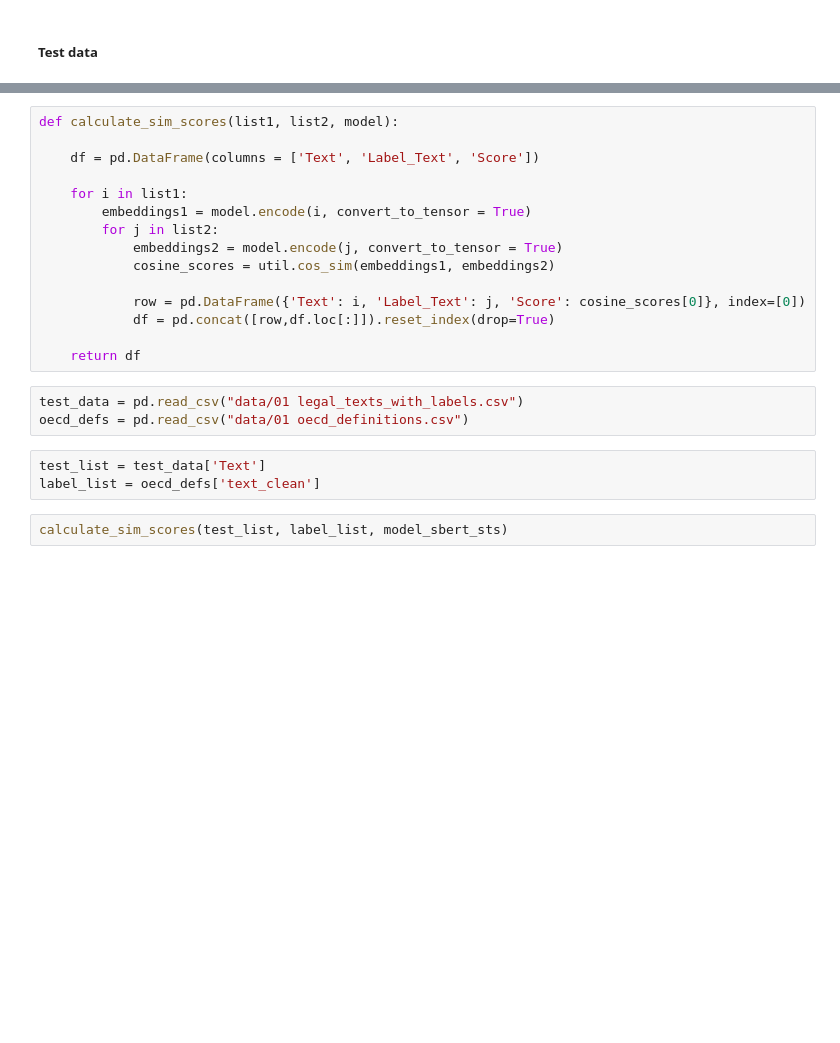
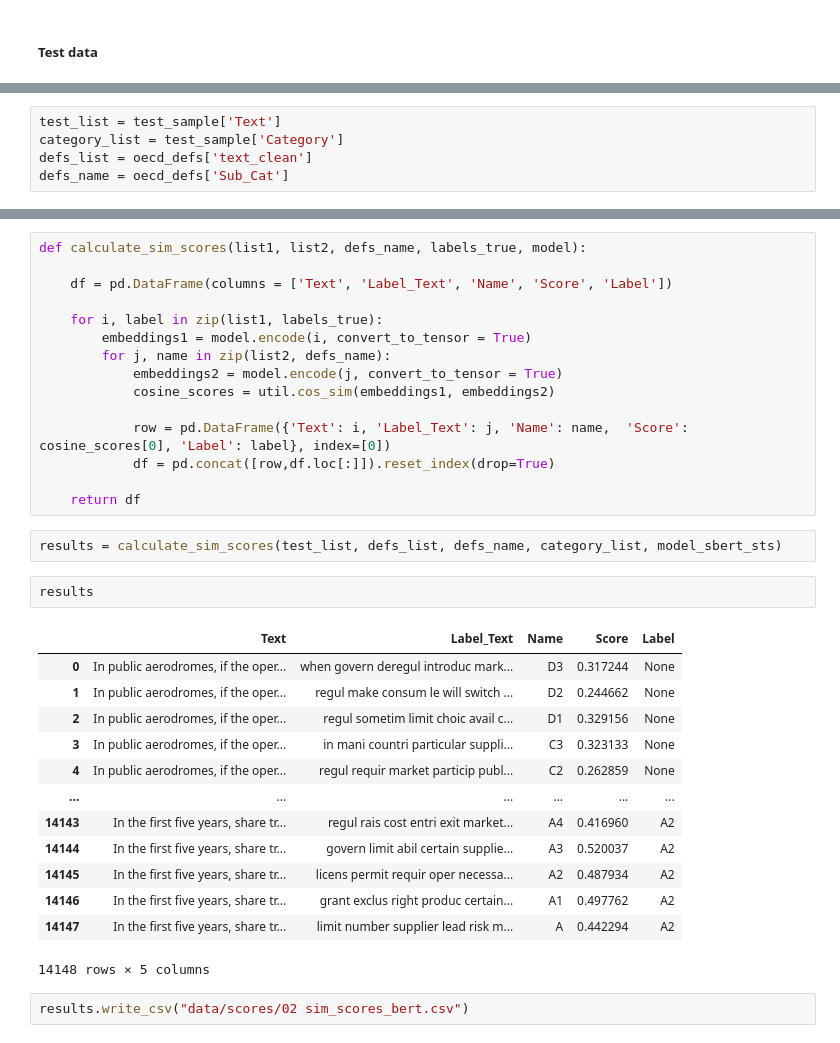
Before and after one commit to janinepdevera/legal-text-classification-CIA, a Jupyter notebook: code/python/02 models_bert.ipynb, the cells around one changed output, grey strips where cells are left out. Cells and saved outputs as stored; diff of their text form; blank space fills up the shorter version.

Commit message:
tsdae_bert results

```diff
--- a/code/python/02 models_bert.ipynb
+++ b/code/python/02 models_bert.ipynb
@@ -226,0 +233,5 @@ for pair in pairs[0:10]:
+# %%
+test_list = test_sample['Text']
+category_list = test_sample['Category']
+defs_list = oecd_defs['text_clean']
+defs_name = oecd_defs['Sub_Cat']
@@ -227,23 +256,35 @@ for pair in pairs[0:10]:
 # %%
-def calculate_sim_scores(list1, list2, model):
+def calculate_sim_scores(list1, list2, defs_name, labels_true, model):
 
-    df = pd.DataFrame(columns = ['Text', 'Label_Text', 'Score'])
+    df = pd.DataFrame(columns = ['Text', 'Label_Text', 'Name', 'Score', 'Label'])
 
-    for i in list1:
+    for i, label in zip(list1, labels_true):
         embeddings1 = model.encode(i, convert_to_tensor = True)
-        for j in list2:
+        for j, name in zip(list2, defs_name):
             embeddings2 = model.encode(j, convert_to_tensor = True)
             cosine_scores = util.cos_sim(embeddings1, embeddings2)
 
-            row = pd.DataFrame({'Text': i, 'Label_Text': j, 'Score': cosine_scores[0]}, index=[0])
+            row = pd.DataFrame({'Text': i, 'Label_Text': j, 'Name': name,  'Score': cosine_scores[0], 'Label': label}, index=[0])
             df = pd.concat([row,df.loc[:]]).reset_index(drop=True)
 
     return df
-# %%
-test_data = pd.read_csv("data/01 legal_texts_with_labels.csv")
-oecd_defs = pd.read_csv("data/01 oecd_definitions.csv")
-# %%
-test_list = test_data['Text']
-label_list = oecd_defs['text_clean']
-# %%
-calculate_sim_scores(test_list, label_list, model_sbert_sts)
+# %%
+results = calculate_sim_scores(test_list, defs_list, defs_name, category_list, model_sbert_sts)
+# %%
+results
+# %% [output]
+|  | Text | Label_Text | Name | Score | Label |
+| 0 | In public aerodromes, if the oper... | when govern deregul introduc mark... | D3 | 0.317244 | None |
+| 1 | In public aerodromes, if the oper... | regul make consum le will switch ... | D2 | 0.244662 | None |
+| 2 | In public aerodromes, if the oper... | regul sometim limit choic avail c... | D1 | 0.329156 | None |
+| 3 | In public aerodromes, if the oper... | in mani countri particular suppli... | C3 | 0.323133 | None |
+| 4 | In public aerodromes, if the oper... | regul requir market particip publ... | C2 | 0.262859 | None |
+| ... | ... | ... | ... | ... | ... |
+| 14143 | In the first five years, share tr... | regul rais cost entri exit market... | A4 | 0.416960 | A2 |
+| 14144 | In the first five years, share tr... | govern limit abil certain supplie... | A3 | 0.520037 | A2 |
+| 14145 | In the first five years, share tr... | licens permit requir oper necessa... | A2 | 0.487934 | A2 |
+| 14146 | In the first five years, share tr... | grant exclus right produc certain... | A1 | 0.497762 | A2 |
+| 14147 | In the first five years, share tr... | limit number supplier lead risk m... | A | 0.442294 | A2 |
+14148 rows × 5 columns
+# %%
+results.write_csv("data/scores/02 sim_scores_bert.csv")
```
Also changed, not shown: parts of 3 cells of this notebook, 1 other file.
